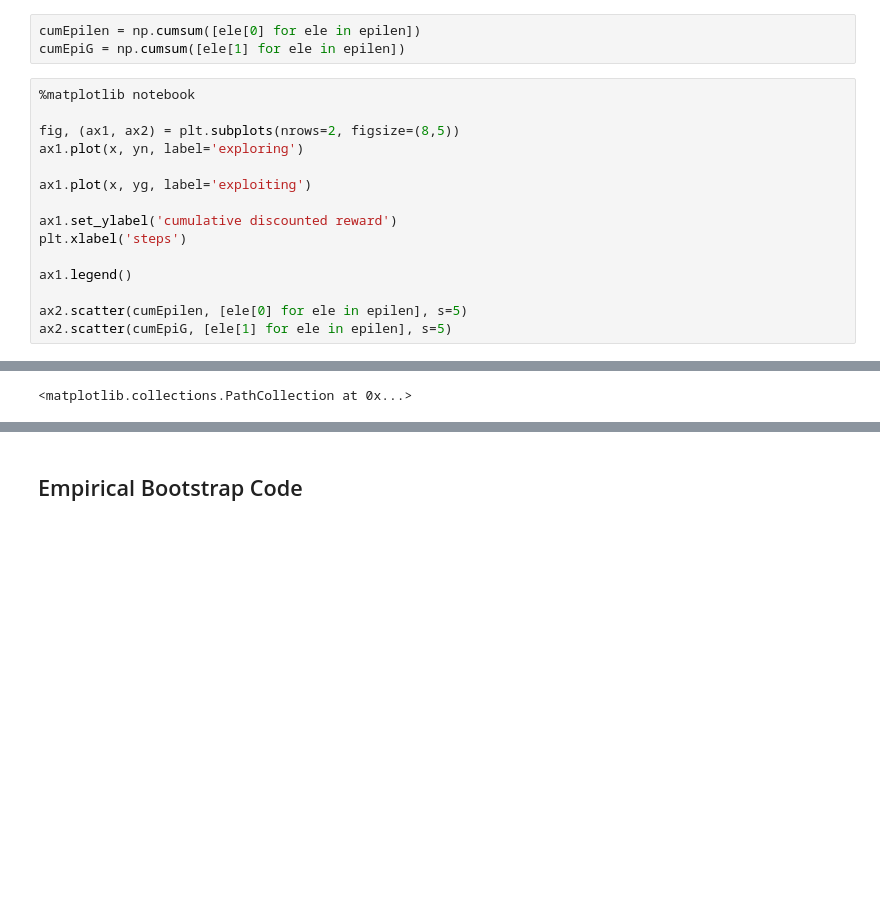
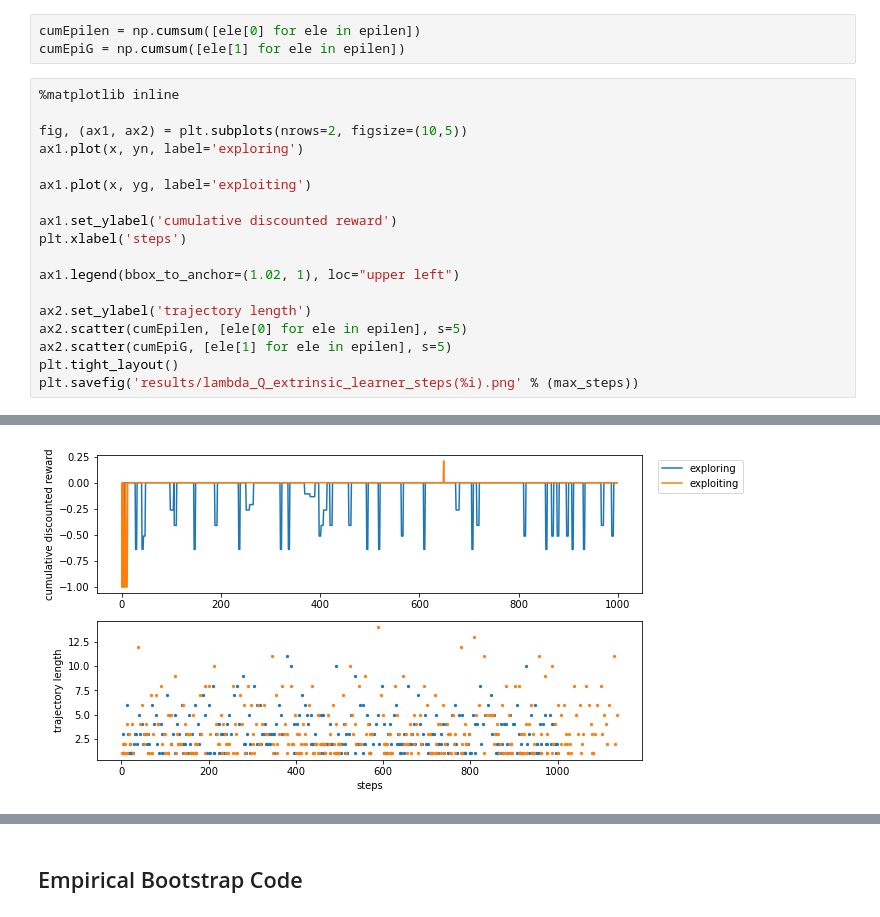
Before and after one commit to CCarissimo/RapidRL, a Jupyter notebook: Learning_LambChop.ipynb, the cells around one changed output, grey strips where cells are left out. Cells and saved outputs as stored; diff of their text form; blank space fills up the shorter version.

```diff
--- a/Learning_LambChop.ipynb
+++ b/Learning_LambChop.ipynb
@@ -129,9 +129,9 @@ for i, metrics in enumerate(M[0]):
 cumEpilen = np.cumsum([ele[0] for ele in epilen])
 cumEpiG = np.cumsum([ele[1] for ele in epilen])
 # %%
-%matplotlib notebook
+%matplotlib inline
 
-fig, (ax1, ax2) = plt.subplots(nrows=2, figsize=(8,5))
+fig, (ax1, ax2) = plt.subplots(nrows=2, figsize=(10,5))
 ax1.plot(x, yn, label='exploring')
 
 ax1.plot(x, yg, label='exploiting')
@@ -139,8 +139,11 @@ ax1.plot(x, yg, label='exploiting')
 ax1.set_ylabel('cumulative discounted reward')
 plt.xlabel('steps')
 
-ax1.legend()
+ax1.legend(bbox_to_anchor=(1.02, 1), loc="upper left")
 
+ax2.set_ylabel('trajectory length')
 ax2.scatter(cumEpilen, [ele[0] for ele in epilen], s=5)
 ax2.scatter(cumEpiG, [ele[1] for ele in epilen], s=5)
+plt.tight_layout()
+plt.savefig('results/lambda_Q_extrinsic_learner_steps(%i).png' % (max_steps))
 # %% [output]
@@ -149 +150 @@ ax2.scatter(cumEpiG, [ele[1] for ele in epilen], s=5)
-<matplotlib.collections.PathCollection at 0x...>
+[figure, added]
```
Also changed, not shown: parts of 5 cells of this notebook, 2 other files.
